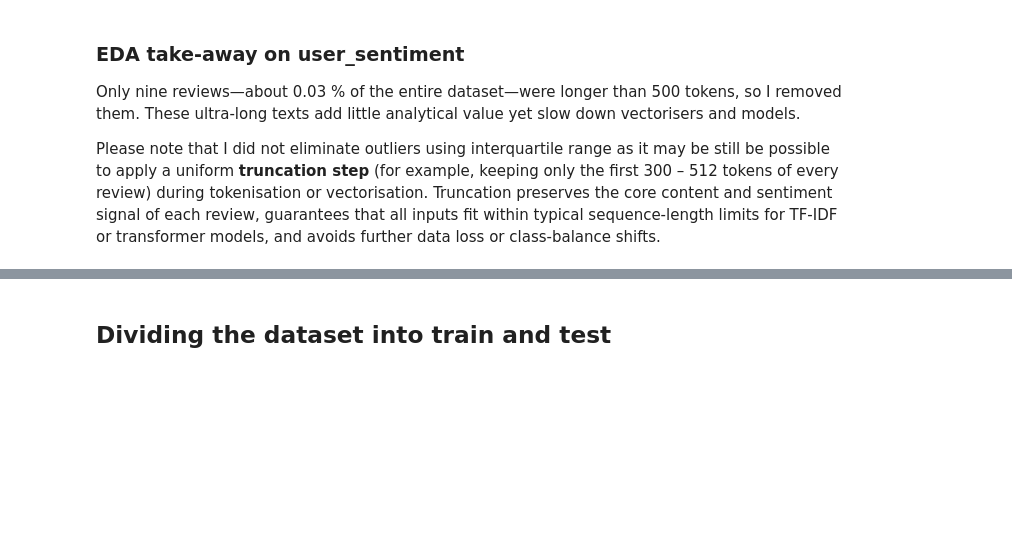
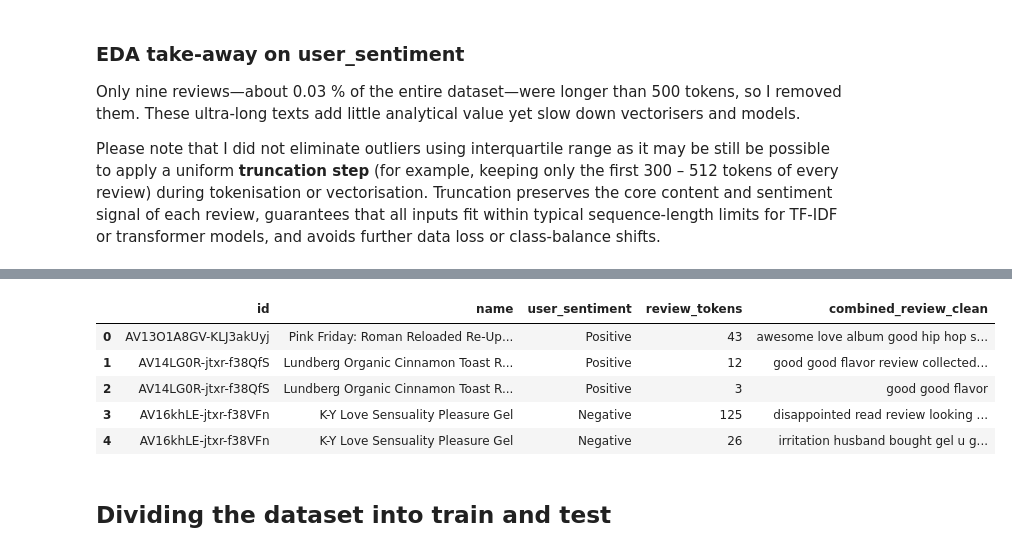
Before and after one commit to thomami244/Capstone_Project_Sentiment_Analysis, a Jupyter notebook: Recommendation+System+Notebook.ipynb, the cells around one changed output, grey strips where cells are left out. Cells and saved outputs as stored; diff of their text form; code cells hidden in the pictures; blank space fills up the shorter version.

```diff
--- a/Recommendation+System+Notebook.ipynb
+++ b/Recommendation+System+Notebook.ipynb
@@ -473,0 +509,27 @@ Please note that I did not eliminate outliers using interquartile range as it ma
+# %%
+import re, string, nltk
+from nltk.corpus import stopwords
+from nltk.stem   import WordNetLemmatizer
+
+# ── 1. one‑time downloads (quiet=True keeps output clean) ────────────
+for pkg in ("stopwords", "wordnet", "omw-1.4"):
+    nltk.download(pkg, quiet=True)
+
+# ── 2. helpers ───────────────────────────────────────────────────────
+stop_words  = set(stopwords.words("english"))
+lemmatizer  = WordNetLemmatizer()
+punct_table = str.maketrans("", "", string.punctuation)
+token_re    = re.compile(r"\b[a-z]+\b")     # alphabetic tokens only
+
+def clean_review(text: str) -> str:
+    """Lower‑cases, strips punctuation/stop‑words, lemmatises."""
+    text   = text.lower().translate(punct_table)
+    tokens = [t for t in token_re.findall(text) if t not in stop_words]
+    lemmas = [lemmatizer.lemmatize(t) for t in tokens]
+    return " ".join(lemmas)
+
+# ── 3. apply to DataFrame ────────────────────────────────────────────
+df_data_clean["combined_review_clean"] = df_data_clean["combined_review"].apply(clean_review)
+
+# ── 4. quick peek ────────────────────────────────────────────────────
+df_data_clean[["combined_review", "combined_review_clean"]].head()
@@ -474,3 +550,14 @@ Please note that I did not eliminate outliers using interquartile range as it ma
+# %%
+df_data_clean.drop(columns=['combined_review'], inplace=True)
+# %%
+df_data_clean.head()
+# %% [output]
+|  | id | name | user_sentiment | review_tokens | combined_review_clean |
+| 0 | AV13O1A8GV-KLJ3akUyj | Pink Friday: Roman Reloaded Re-Up... | Positive | 43 | awesome love album good hip hop s... |
+| 1 | AV14LG0R-jtxr-f38QfS | Lundberg Organic Cinnamon Toast R... | Positive | 12 | good good flavor review collected... |
+| 2 | AV14LG0R-jtxr-f38QfS | Lundberg Organic Cinnamon Toast R... | Positive | 3 | good good flavor |
+| 3 | AV16khLE-jtxr-f38VFn | K-Y Love Sensuality Pleasure Gel | Negative | 125 | disappointed read review looking ... |
+| 4 | AV16khLE-jtxr-f38VFn | K-Y Love Sensuality Pleasure Gel | Negative | 26 | irritation husband bought gel u g... |
 # %% [markdown]
 ## Dividing the dataset into train and test
 # %%
```
Also changed, not shown: parts of 6 cells of this notebook.
